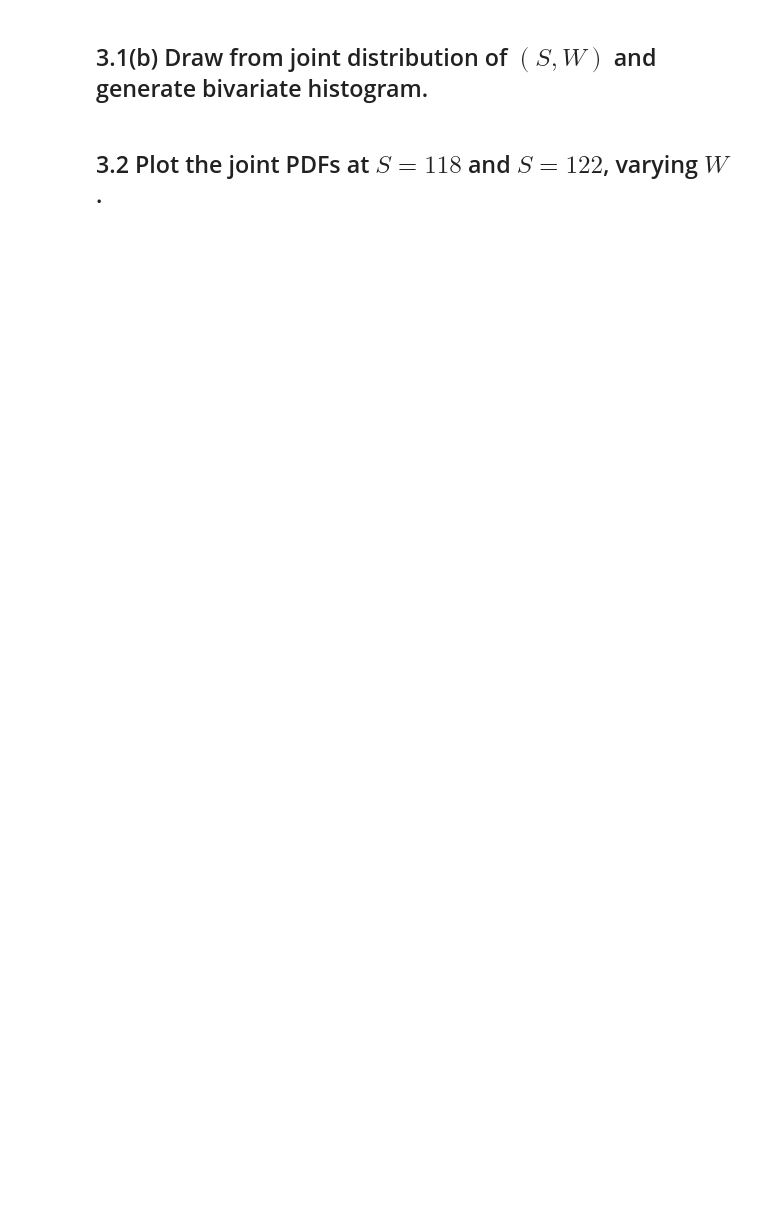
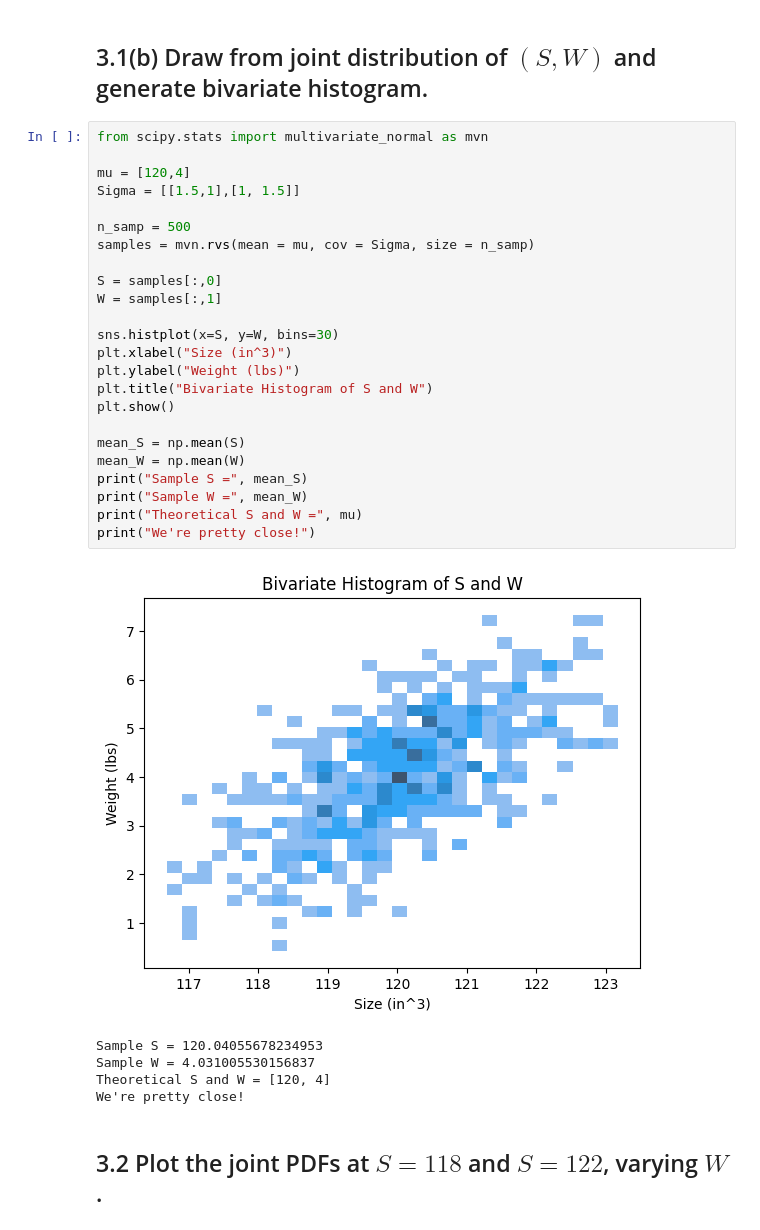
Before and after one commit to zihbow/cs181-s25-homeworks, a Jupyter notebook: hw0/hw0.ipynb, the cells around one changed output. Drawn from its saved outputs; the diff is of its cells as text; blank space fills up the shorter version.

```diff
--- a/hw0/hw0.ipynb
+++ b/hw0/hw0.ipynb
@@ -25,4 +75,34 @@ from scipy.stats import multivariate_normal as mvn
 # %% [markdown]
 ## 3.1(b) Draw from joint distribution of $(S, W)$ and generate bivariate histogram.
+# %%
+from scipy.stats import multivariate_normal as mvn
+
+mu = [120,4]
+Sigma = [[1.5,1],[1, 1.5]]
+
+n_samp = 500
+samples = mvn.rvs(mean = mu, cov = Sigma, size = n_samp)
+
+S = samples[:,0]
+W = samples[:,1]
+
+sns.histplot(x=S, y=W, bins=30)
+plt.xlabel("Size (in^3)")
+plt.ylabel("Weight (lbs)")
+plt.title("Bivariate Histogram of S and W")
+plt.show()
+
+mean_S = np.mean(S)
+mean_W = np.mean(W)
+print("Sample S =", mean_S)
+print("Sample W =", mean_W)
+print("Theoretical S and W =", mu)
+print("We're pretty close!")
+# %% [output]
+[figure, added]
+Sample S = 120.04055678234953
+Sample W = 4.031005530156837
+Theoretical S and W = [120, 4]
+We're pretty close!
 # %% [markdown]
 ## 3.2 Plot the joint PDFs at $S=118$ and $S=122$, varying $W$.
```
Also changed, not shown: parts of 12 cells of this notebook, 44 other files.
